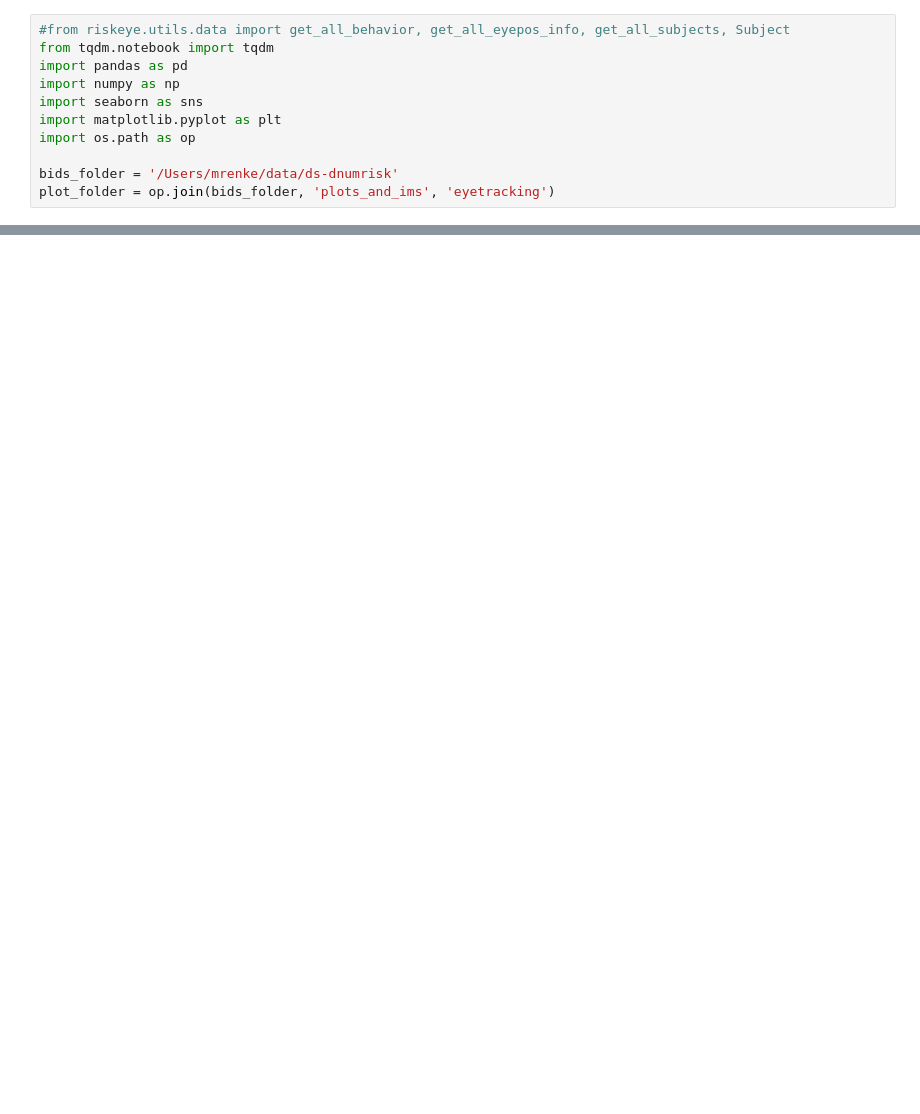
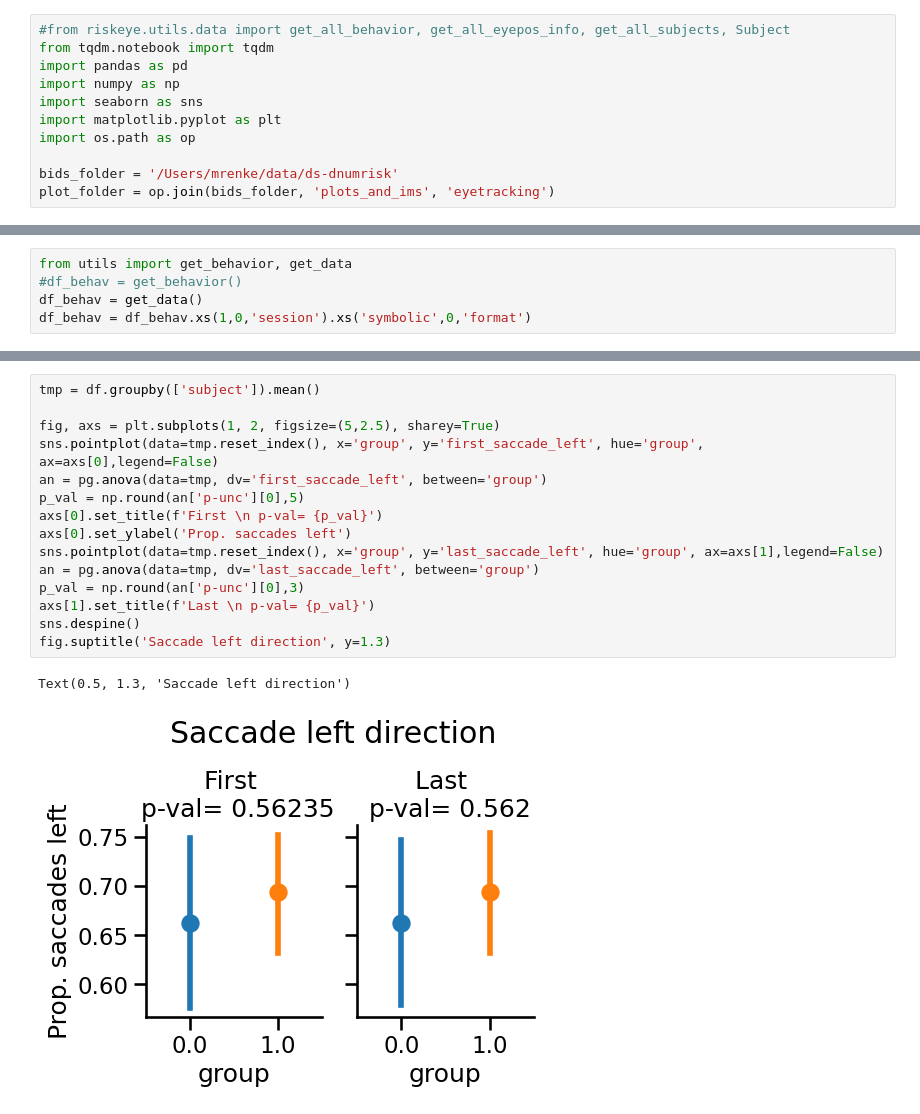
Before and after one commit to mrenke/numrisk, a Jupyter notebook: numrisk/behavior_risk/eyetracking_ana_01.ipynb, the cells around one changed output, grey strips where cells are left out. Drawn from its saved outputs; the diff is of its cells as text; blank space fills up the shorter version.

```diff
--- a/numrisk/behavior_risk/eyetracking_ana_01.ipynb
+++ b/numrisk/behavior_risk/eyetracking_ana_01.ipynb
@@ -175,0 +35,5 @@ plt.show()
+# %%
+from utils import get_behavior, get_data
+#df_behav = get_behavior()
+df_behav = get_data()
+df_behav = df_behav.xs(1,0,'session').xs('symbolic',0,'format')
@@ -175,0 +112,18 @@ plt.show()
+# %%
+tmp = df.groupby(['subject']).mean()
+
+fig, axs = plt.subplots(1, 2, figsize=(5,2.5), sharey=True)
+sns.pointplot(data=tmp.reset_index(), x='group', y='first_saccade_left', hue='group', ax=axs[0],legend=False)
+an = pg.anova(data=tmp, dv='first_saccade_left', between='group')
+p_val = np.round(an['p-unc'][0],5)
+axs[0].set_title(f'First \n p-val= {p_val}')
+axs[0].set_ylabel('Prop. saccades left')
+sns.pointplot(data=tmp.reset_index(), x='group', y='last_saccade_left', hue='group', ax=axs[1],legend=False)
+an = pg.anova(data=tmp, dv='last_saccade_left', between='group')
+p_val = np.round(an['p-unc'][0],3)
+axs[1].set_title(f'Last \n p-val= {p_val}')
+sns.despine()
+fig.suptitle('Saccade left direction', y=1.3)
+# %% [output]
+Text(0.5, 1.3, 'Saccade left direction')
+[figure, added]
```
Also changed, not shown: parts of 39 cells of this notebook, 7 other files.
